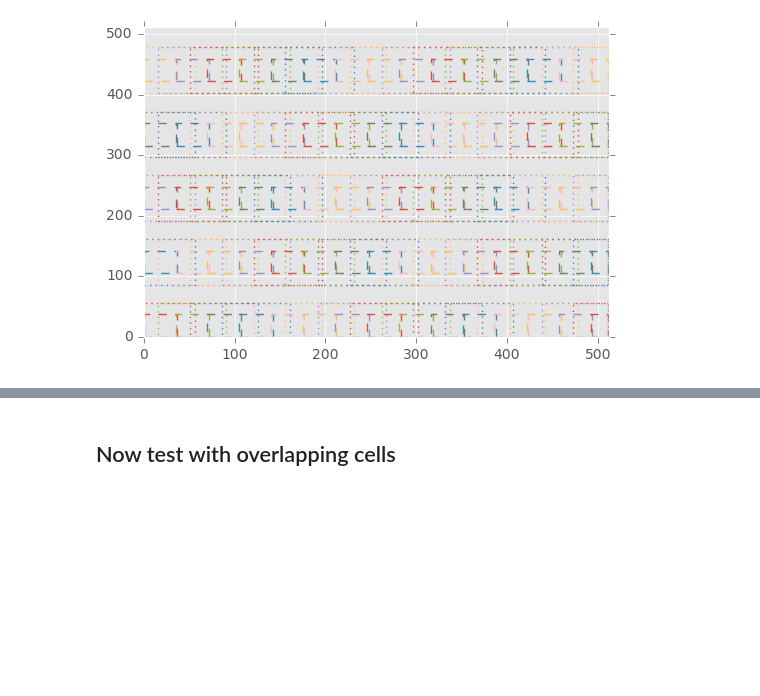
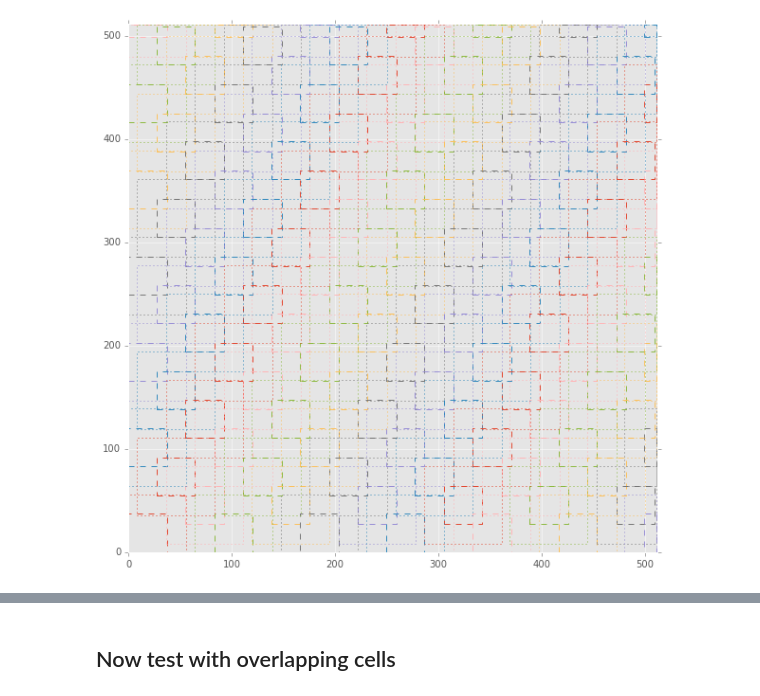
Before and after one commit to lsst/ip_diffim, a Jupyter notebook: Untitled2.ipynb, the cells around one changed output, grey strips where cells are left out. Drawn from its saved outputs; the diff is of its cells as text; code cells hidden in the pictures; blank space fills up the shorter version.

```diff
--- a/Untitled2.ipynb
+++ b/Untitled2.ipynb
@@ -17,9 +17,10 @@ import lsst.ip.diffim as ipDiffim
 config = ipDiffim.ImageGridderConfig()
 # %%
 task = ipDiffim.ImageGridderTask(config=config)
+plt.figure(figsize=(10,10))
 task._plotBoxes(exposure);
 # %% [output]
-[figure, old version]
+[figure, new version]
 # %%
 newExp = task.run(exposure)  # this just adds 100 to the exposure
 # %%
```
Also changed, not shown: parts of 4 cells of this notebook, 2 other files.
